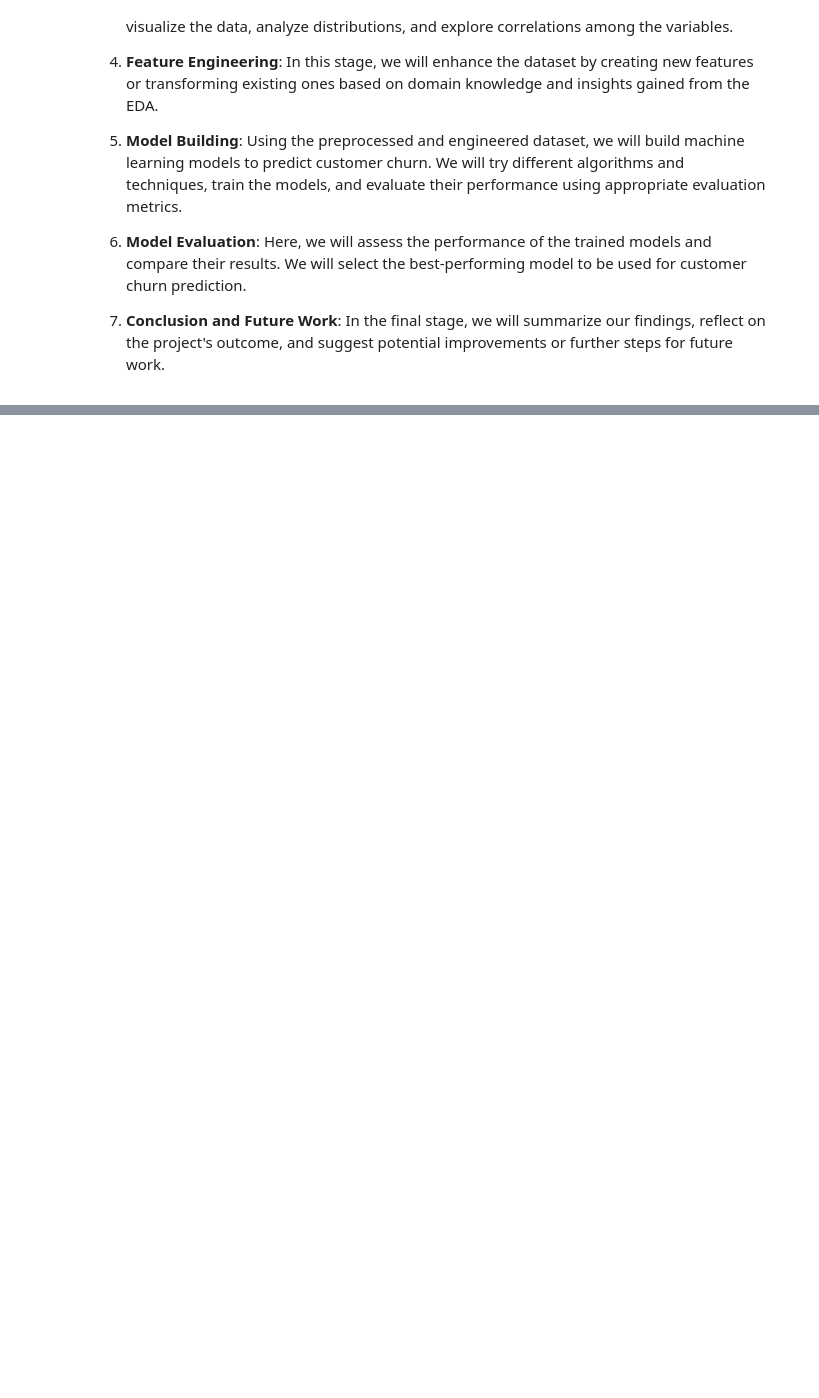
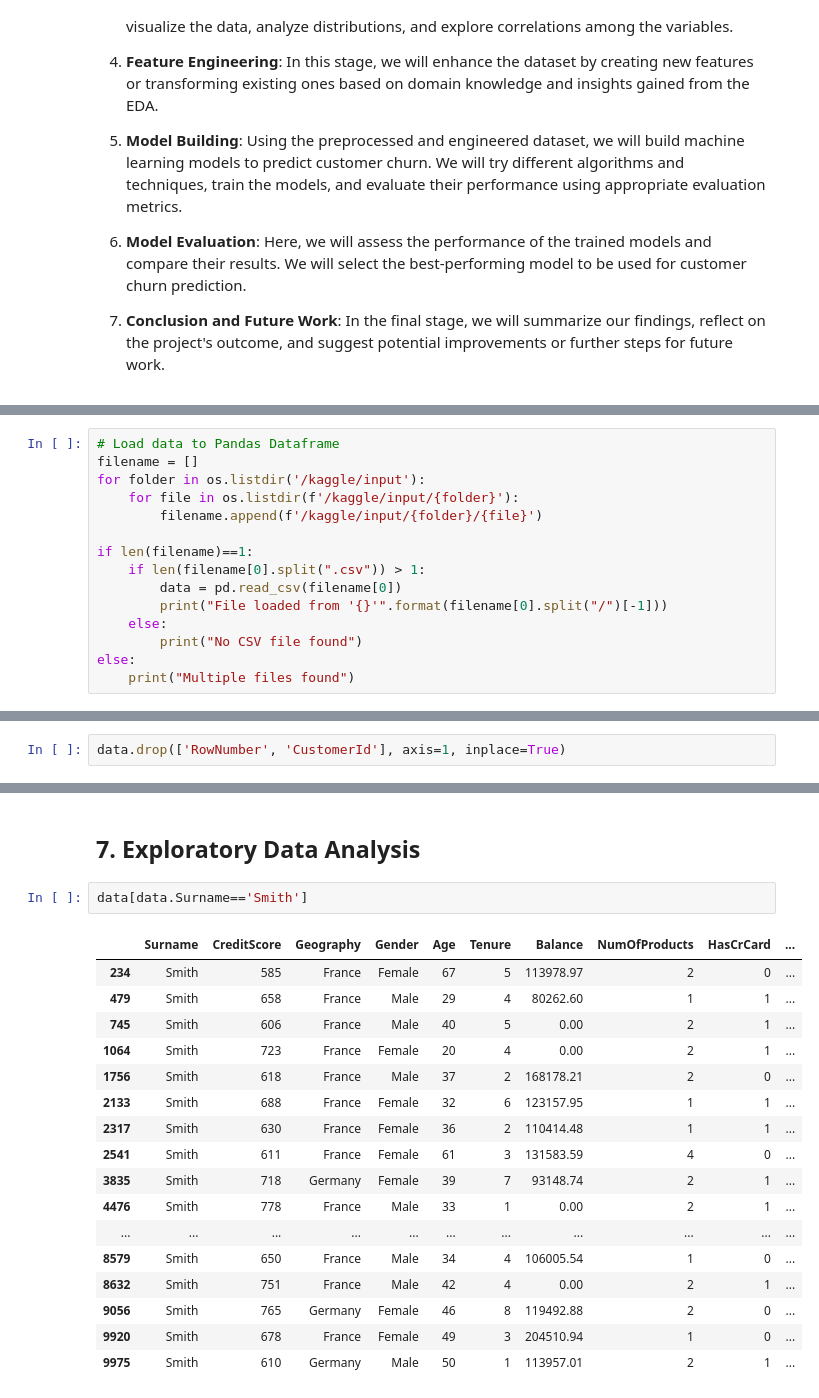
Before and after one commit to ge0rgeth0mas/Churn-Prediction-Bank-Customers, a Jupyter notebook: churn-prediction-bank-customers.ipynb, the cells around one changed output, grey strips where cells are left out. Cells and saved outputs as stored; diff of their text form; blank space fills up the shorter version.

```diff
--- a/churn-prediction-bank-customers.ipynb
+++ b/churn-prediction-bank-customers.ipynb
@@ -58,0 +70,15 @@ To ensure a systematic approach to this project, we will follow the following ro
+# %%
+# Load data to Pandas Dataframe
+filename = []
+for folder in os.listdir('/kaggle/input'):
+    for file in os.listdir(f'/kaggle/input/{folder}'):
+        filename.append(f'/kaggle/input/{folder}/{file}')
+
+if len(filename)==1:
+    if len(filename[0].split(".csv")) > 1:
+        data = pd.read_csv(filename[0])
+        print("File loaded from '{}'".format(filename[0].split("/")[-1]))
+    else:
+        print("No CSV file found")
+else:
+    print("Multiple files found")
@@ -58,0 +190,2 @@ To ensure a systematic approach to this project, we will follow the following ro
+# %%
+data.drop(['RowNumber', 'CustomerId'], axis=1, inplace=True)
@@ -58,0 +199,22 @@ To ensure a systematic approach to this project, we will follow the following ro
+# %% [markdown]
+## 7. Exploratory Data Analysis<a id='exploratory-data-analysis'></a>
+# %%
+data[data.Surname=='Smith']
+# %% [output]
+|  | Surname | CreditScore | Geography | Gender | Age | Tenure | Balance | NumOfProducts | HasCrCard | ... |
+| 234 | Smith | 585 | France | Female | 67 | 5 | 113978.97 | 2 | 0 | ... |
+| 479 | Smith | 658 | France | Male | 29 | 4 | 80262.60 | 1 | 1 | ... |
+| 745 | Smith | 606 | France | Male | 40 | 5 | 0.00 | 2 | 1 | ... |
+| 1064 | Smith | 723 | France | Female | 20 | 4 | 0.00 | 2 | 1 | ... |
+| 1756 | Smith | 618 | France | Male | 37 | 2 | 168178.21 | 2 | 0 | ... |
+| 2133 | Smith | 688 | France | Female | 32 | 6 | 123157.95 | 1 | 1 | ... |
+| 2317 | Smith | 630 | France | Female | 36 | 2 | 110414.48 | 1 | 1 | ... |
+| 2541 | Smith | 611 | France | Female | 61 | 3 | 131583.59 | 4 | 0 | ... |
+| 3835 | Smith | 718 | Germany | Female | 39 | 7 | 93148.74 | 2 | 1 | ... |
+| 4476 | Smith | 778 | France | Male | 33 | 1 | 0.00 | 2 | 1 | ... |
+| ... | ... | ... | ... | ... | ... | ... | ... | ... | ... | ... |
+| 8579 | Smith | 650 | France | Male | 34 | 4 | 106005.54 | 1 | 0 | ... |
+| 8632 | Smith | 751 | France | Male | 42 | 4 | 0.00 | 2 | 1 | ... |
+| 9056 | Smith | 765 | Germany | Female | 46 | 8 | 119492.88 | 2 | 0 | ... |
+| 9920 | Smith | 678 | France | Female | 49 | 3 | 204510.94 | 1 | 0 | ... |
+| 9975 | Smith | 610 | Germany | Male | 50 | 1 | 113957.01 | 2 | 1 | ... |
```
Also changed, not shown: parts of 16 cells of this notebook.
